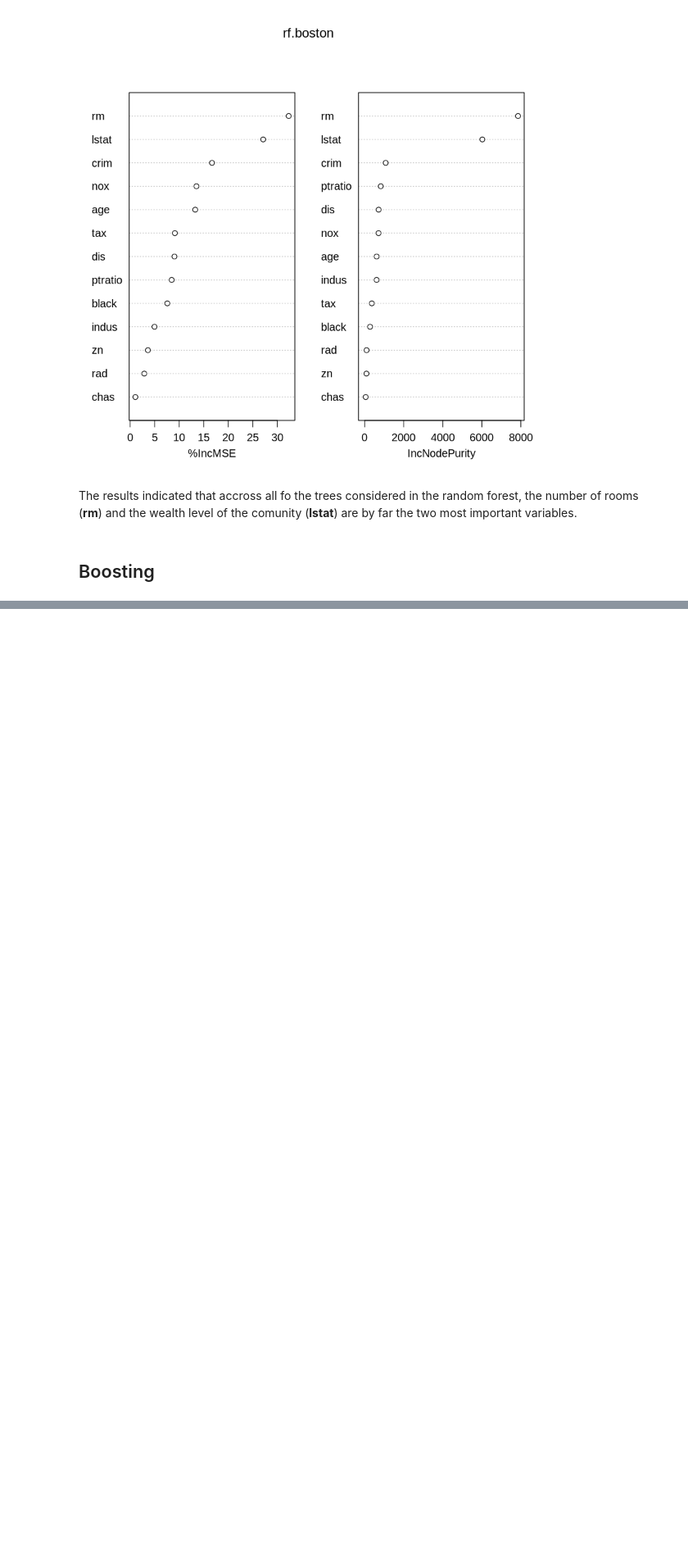
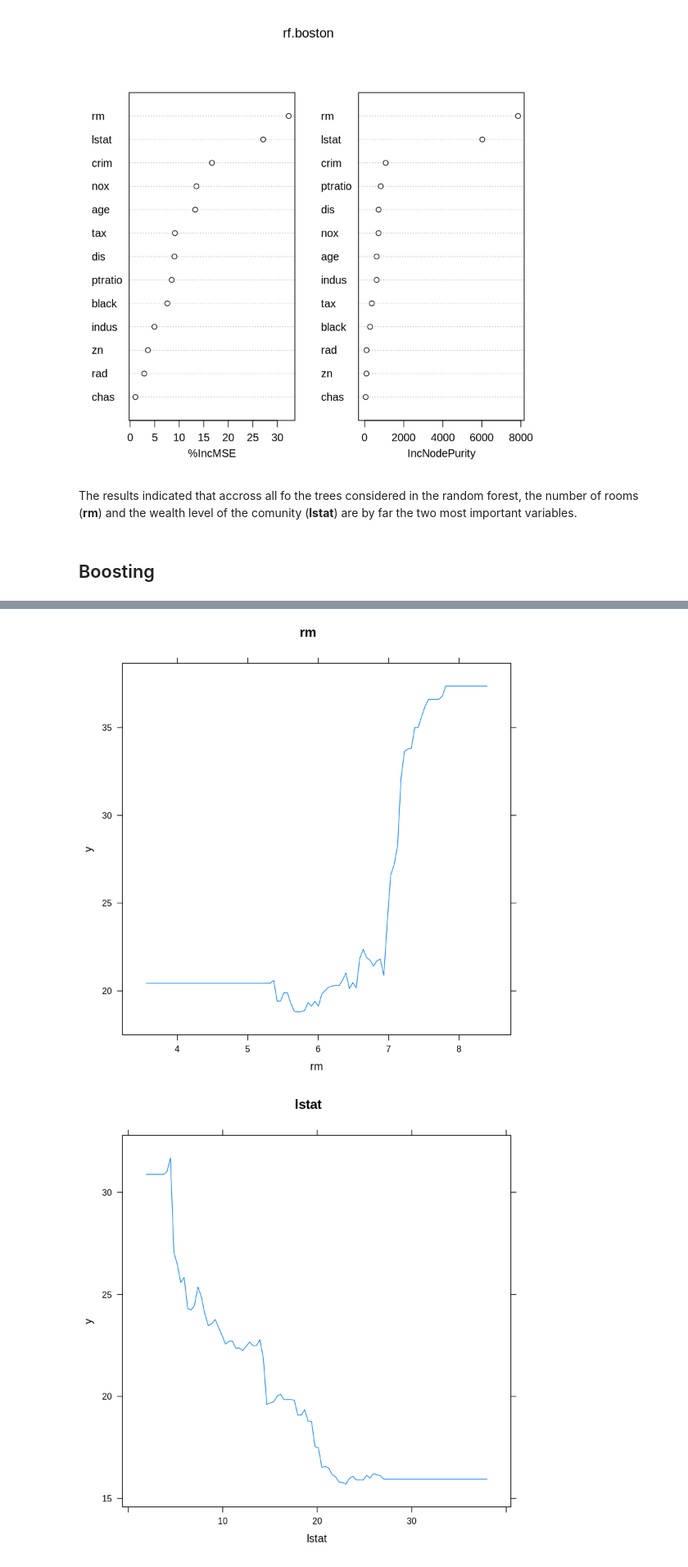
Before and after one commit to VicenteYago/Intro2StatLearning, a Jupyter notebook: ch8-TreeBasedMethods/ch8-Trees-lab.ipynb, the cells around one changed output, grey strips where cells are left out. Shown at 82% size. Drawn from its saved outputs; the diff is of its cells as text; code cells hidden in the pictures; blank space fills up the shorter version.

```diff
--- a/ch8-TreeBasedMethods/ch8-Trees-lab.ipynb
+++ b/ch8-TreeBasedMethods/ch8-Trees-lab.ipynb
@@ -294,0 +424,7 @@ The results indicated that accross all fo the trees considered in the random for
+# %%
+par(mfrow=c(1,2))
+plot(boost.boston, i = "rm", main = "rm")
+plot(boost.boston, i = "lstat", main = "lstat")
+# %% [output]
+[figure, added]
+[figure, added]
```
Also changed, not shown: parts of 28 cells of this notebook.
